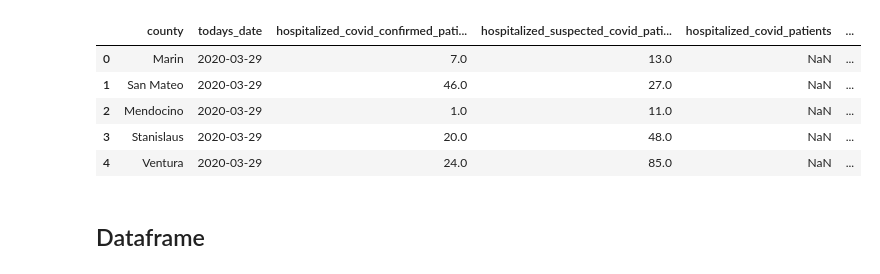
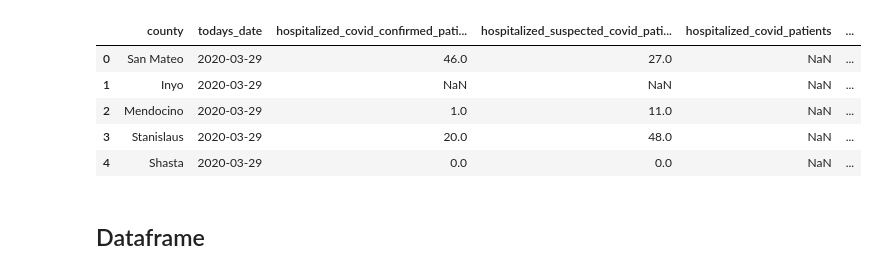
Before and after one commit to whehdwns/Covid19_California_Cases_Statistics, a Jupyter notebook: Python/ Covid19_Impact_on_Hospitals_visualization.ipynb, the cells around one changed output. Saved outputs shown, nothing was run; the diff lists cells and outputs as text; code cells hidden in the pictures.

```diff
--- a/Python/ Covid19_Impact_on_Hospitals_visualization.ipynb
+++ b/Python/ Covid19_Impact_on_Hospitals_visualization.ipynb
@@ -9,16 +9,16 @@ import math
 from datetime import datetime, timedelta
 warnings.filterwarnings('ignore')
 # %%
-covid_hospital_dataset_original = pd.read_csv('dataset/covid19hospitalbycounty_011922.csv')
+covid_hospital_dataset_original = pd.read_csv('dataset/covid19hospitalbycounty_012122.csv')
 covid_hospital_dataset = covid_hospital_dataset_original.copy()
 covid_hospital_dataset.head()
 # %% [output]
 |  | county | todays_date | hospitalized_covid_confirmed_pati... | hospitalized_suspected_covid_pati... | hospitalized_covid_patients | ... |
-| 0 | Marin | 2020-03-29 | 7.0 | 13.0 | NaN | ... |
-| 1 | San Mateo | 2020-03-29 | 46.0 | 27.0 | NaN | ... |
+| 0 | San Mateo | 2020-03-29 | 46.0 | 27.0 | NaN | ... |
+| 1 | Inyo | 2020-03-29 | NaN | NaN | NaN | ... |
 | 2 | Mendocino | 2020-03-29 | 1.0 | 11.0 | NaN | ... |
 | 3 | Stanislaus | 2020-03-29 | 20.0 | 48.0 | NaN | ... |
-| 4 | Ventura | 2020-03-29 | 24.0 | 85.0 | NaN | ... |
+| 4 | Shasta | 2020-03-29 | 0.0 | 0.0 | NaN | ... |
 # %%
 covid_hospital_dataset['todays_date'] = pd.to_datetime(covid_hospital_dataset['todays_date'], format = '%Y-%m-%d')
 # %% [markdown]
```
Also changed, not shown: parts of 3 cells of this notebook.
